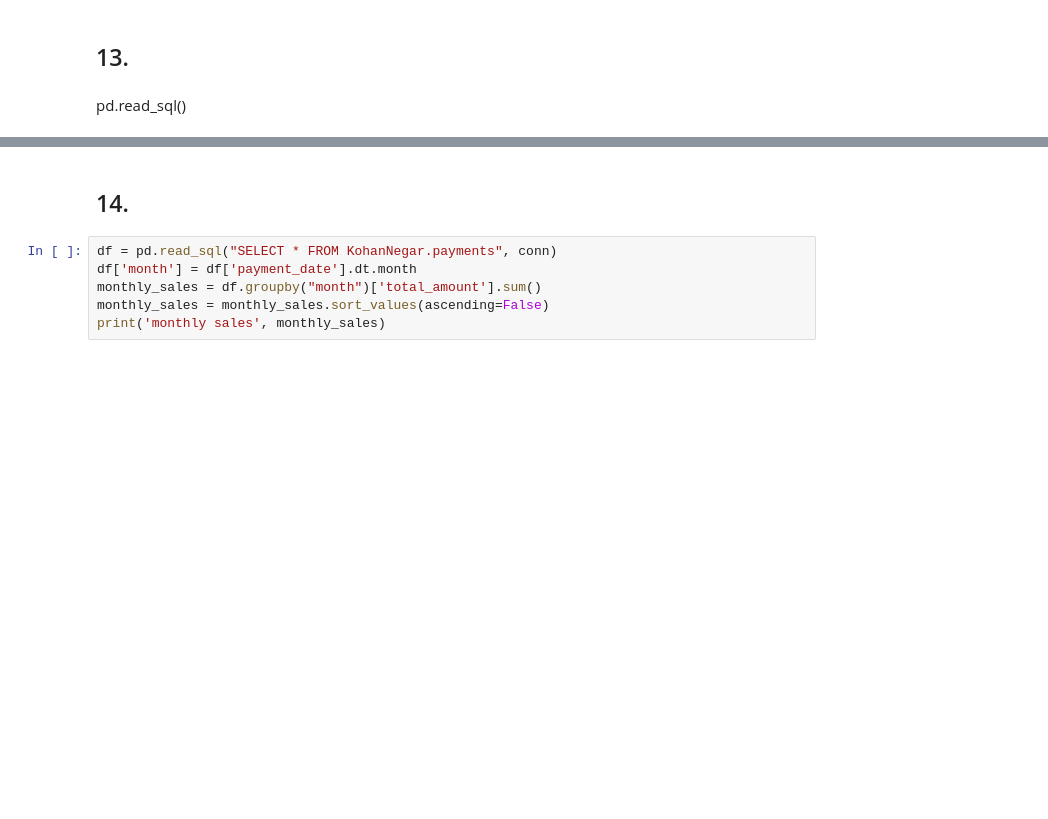
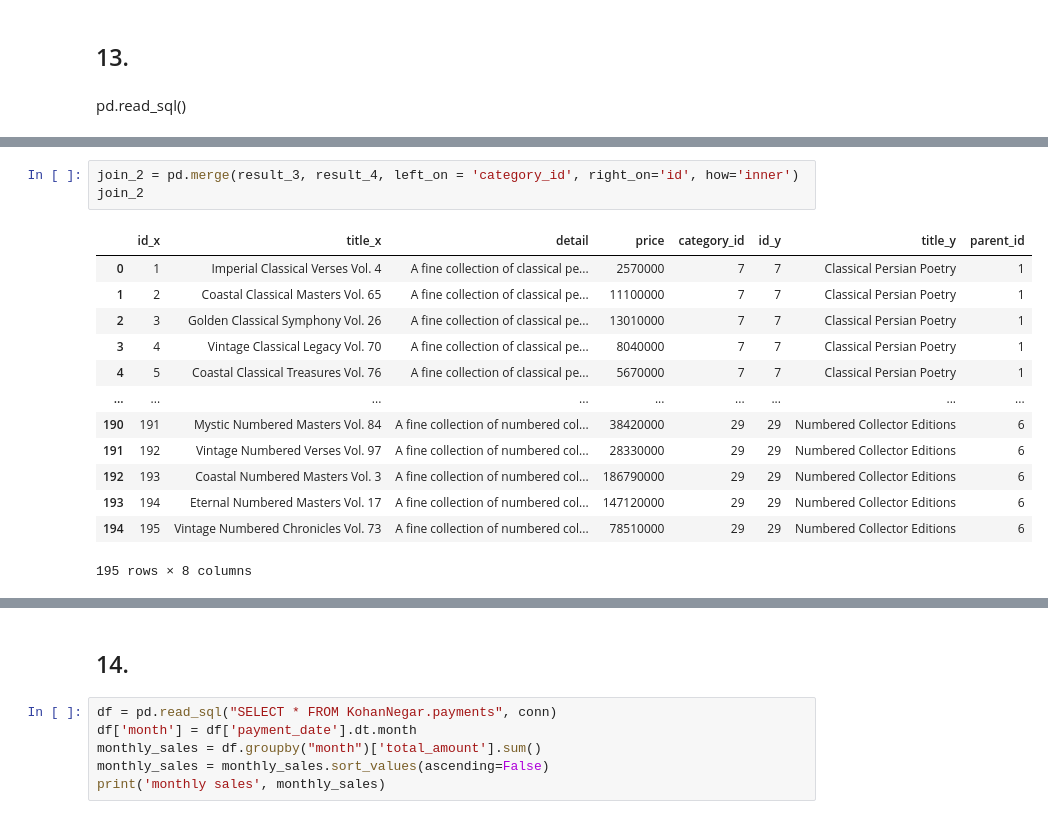
Before and after one commit to pouniq/Data_analytics_training, a Jupyter notebook: Python/KohanNegar.ipynb, the cells around one changed output, grey strips where cells are left out. Saved outputs shown, nothing was run; the diff lists cells and outputs as text; blank space fills up the shorter version.

```diff
--- a/Python/KohanNegar.ipynb
+++ b/Python/KohanNegar.ipynb
@@ -296,0 +369,17 @@ ProgrammingError: 1064 (42000): You have an error in your SQL syntax; check the
+# %%
+join_2 = pd.merge(result_3, result_4, left_on = 'category_id', right_on='id', how='inner')
+join_2
+# %% [output]
+|  | id_x | title_x | detail | price | category_id | id_y | title_y | parent_id |
+| 0 | 1 | Imperial Classical Verses Vol. 4 | A fine collection of classical pe... | 2570000 | 7 | 7 | Classical Persian Poetry | 1 |
+| 1 | 2 | Coastal Classical Masters Vol. 65 | A fine collection of classical pe... | 11100000 | 7 | 7 | Classical Persian Poetry | 1 |
+| 2 | 3 | Golden Classical Symphony Vol. 26 | A fine collection of classical pe... | 13010000 | 7 | 7 | Classical Persian Poetry | 1 |
+| 3 | 4 | Vintage Classical Legacy Vol. 70 | A fine collection of classical pe... | 8040000 | 7 | 7 | Classical Persian Poetry | 1 |
+| 4 | 5 | Coastal Classical Treasures Vol. 76 | A fine collection of classical pe... | 5670000 | 7 | 7 | Classical Persian Poetry | 1 |
+| ... | ... | ... | ... | ... | ... | ... | ... | ... |
+| 190 | 191 | Mystic Numbered Masters Vol. 84 | A fine collection of numbered col... | 38420000 | 29 | 29 | Numbered Collector Editions | 6 |
+| 191 | 192 | Vintage Numbered Verses Vol. 97 | A fine collection of numbered col... | 28330000 | 29 | 29 | Numbered Collector Editions | 6 |
+| 192 | 193 | Coastal Numbered Masters Vol. 3 | A fine collection of numbered col... | 186790000 | 29 | 29 | Numbered Collector Editions | 6 |
+| 193 | 194 | Eternal Numbered Masters Vol. 17 | A fine collection of numbered col... | 147120000 | 29 | 29 | Numbered Collector Editions | 6 |
+| 194 | 195 | Vintage Numbered Chronicles Vol. 73 | A fine collection of numbered col... | 78510000 | 29 | 29 | Numbered Collector Editions | 6 |
+195 rows × 8 columns
```
Also changed, not shown: parts of 19 cells of this notebook.
